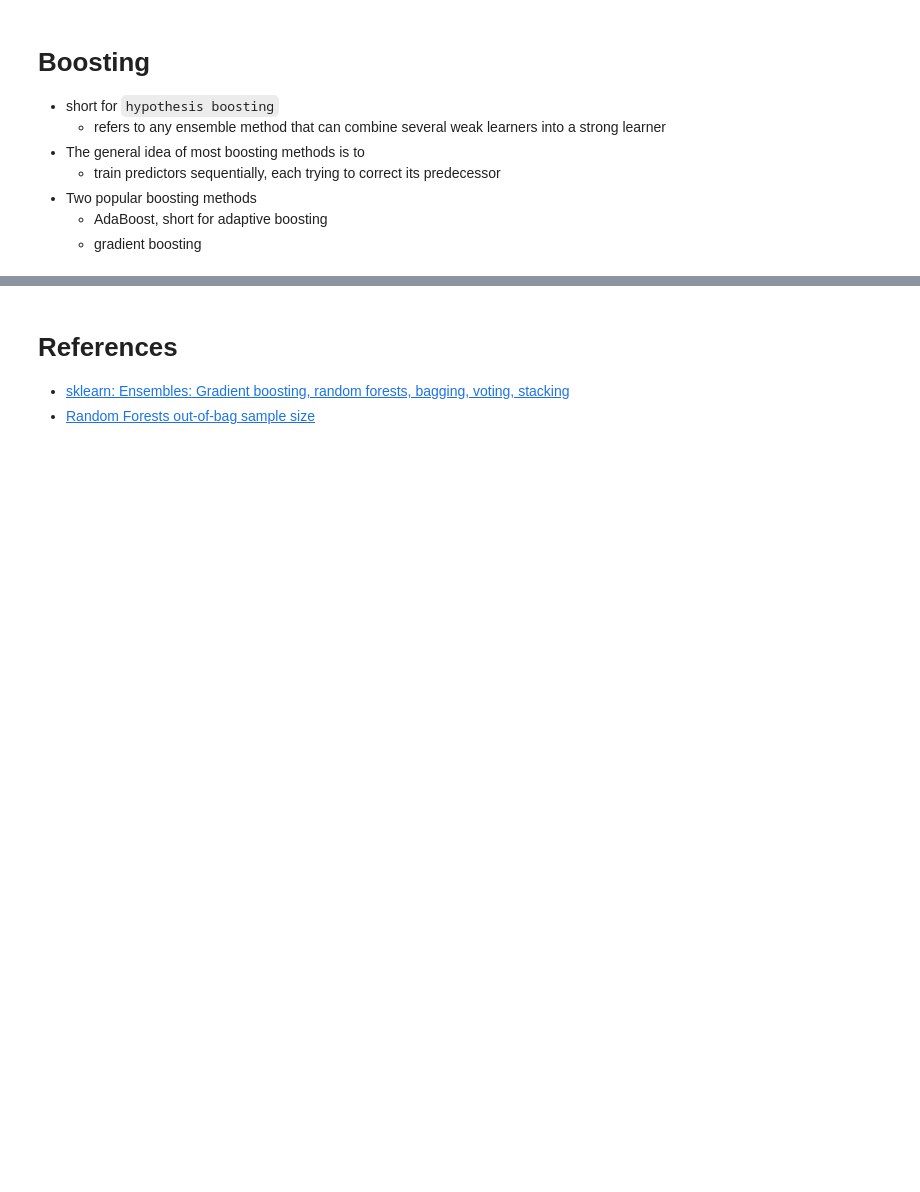
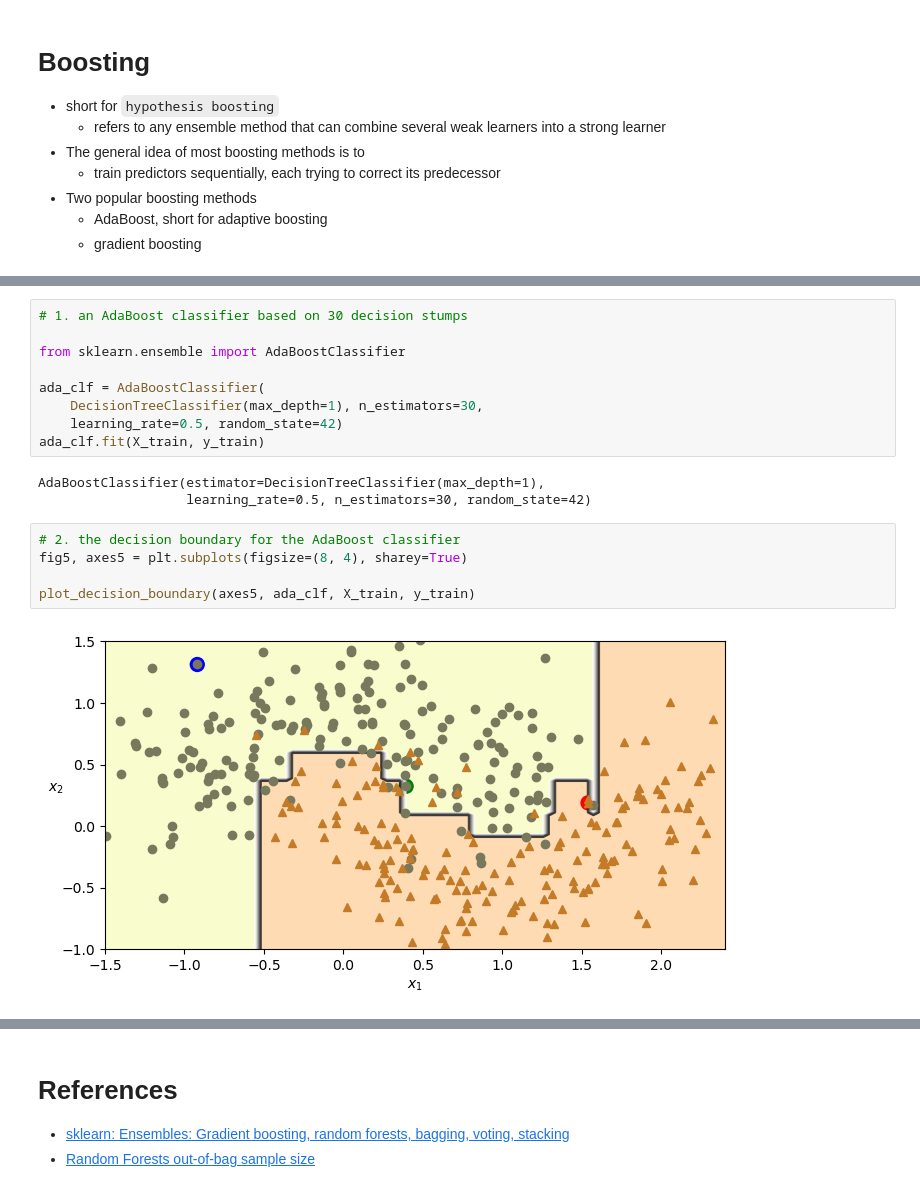
Before and after one commit to ufidon/ml, a Jupyter notebook: mod3/rf.ipynb, the cells around one changed output, grey strips where cells are left out. Drawn from its saved outputs; the diff is of its cells as text; blank space fills up the shorter version.

```diff
--- a/mod3/rf.ipynb
+++ b/mod3/rf.ipynb
@@ -394,0 +495,19 @@ plt.axis("off");
+# %%
+# 1. an AdaBoost classifier based on 30 decision stumps
+
+from sklearn.ensemble import AdaBoostClassifier
+
+ada_clf = AdaBoostClassifier(
+    DecisionTreeClassifier(max_depth=1), n_estimators=30,
+    learning_rate=0.5, random_state=42)
+ada_clf.fit(X_train, y_train)
+# %% [output]
+AdaBoostClassifier(estimator=DecisionTreeClassifier(max_depth=1),
+                   learning_rate=0.5, n_estimators=30, random_state=42)
+# %%
+# 2. the decision boundary for the AdaBoost classifier
+fig5, axes5 = plt.subplots(figsize=(8, 4), sharey=True)
+
+plot_decision_boundary(axes5, ada_clf, X_train, y_train)
+# %% [output]
+[figure, added]
```
Also changed, not shown: parts of 31 cells of this notebook, 1 other file.
